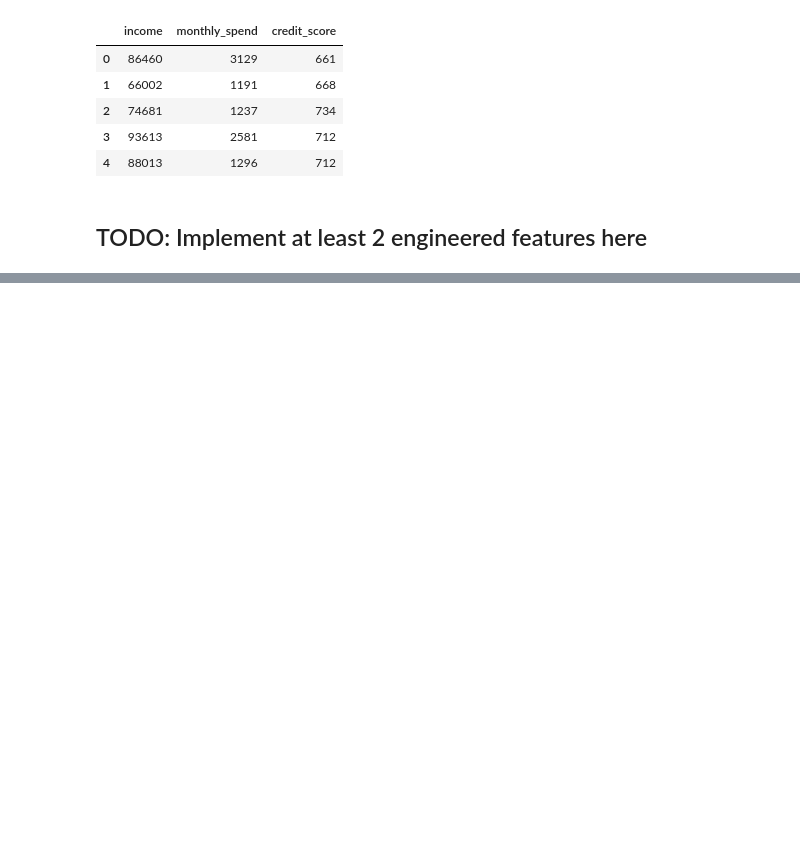
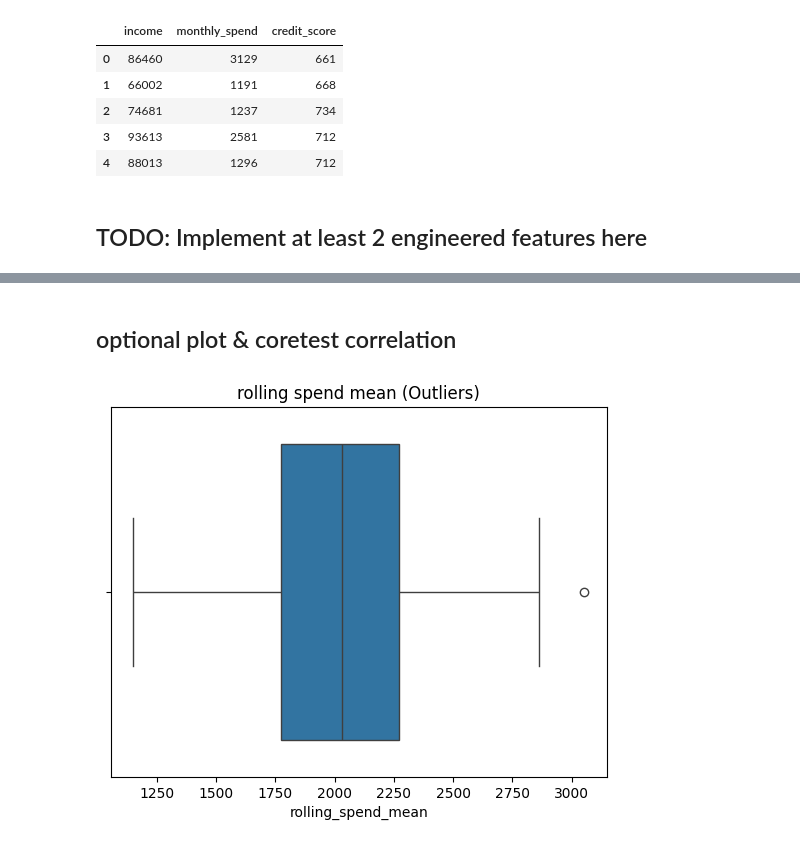
Before and after one commit to Junkuang19/bootcamp_Junkuang_Lai, a Jupyter notebook: Bootcamp_Junkuang_Lai/homework/stage09/stage09_feature-engineering_homework.ipynb, the cells around one changed output, grey strips where cells are left out. Drawn from its saved outputs; the diff is of its cells as text; code cells hidden in the pictures; blank space fills up the shorter version.

```diff
--- a/Bootcamp_Junkuang_Lai/homework/stage09/stage09_feature-engineering_homework.ipynb
+++ b/Bootcamp_Junkuang_Lai/homework/stage09/stage09_feature-engineering_homework.ipynb
@@ -39,0 +48,2 @@ Explain why this feature may help a model. Reference your EDA.
+# %% [markdown]
+## optional plot & coretest correlation
@@ -39,0 +53,7 @@ Explain why this feature may help a model. Reference your EDA.
+# %%
+# TODO: boxplot for outliers
+sns.boxplot(x=df['rolling_spend_mean'])
+plt.title('rolling spend mean (Outliers)')
+plt.show()
+# %% [output]
+[figure, added]
```
Also changed, not shown: parts of 10 cells of this notebook.
